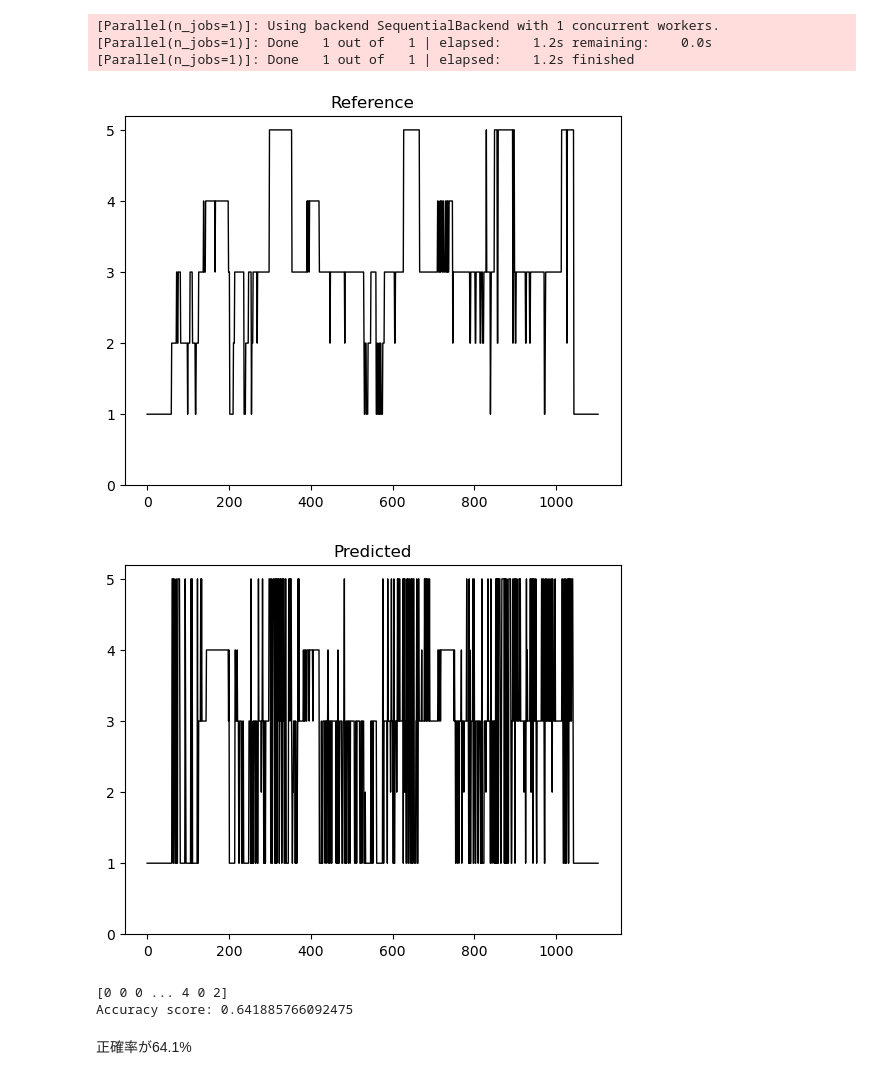
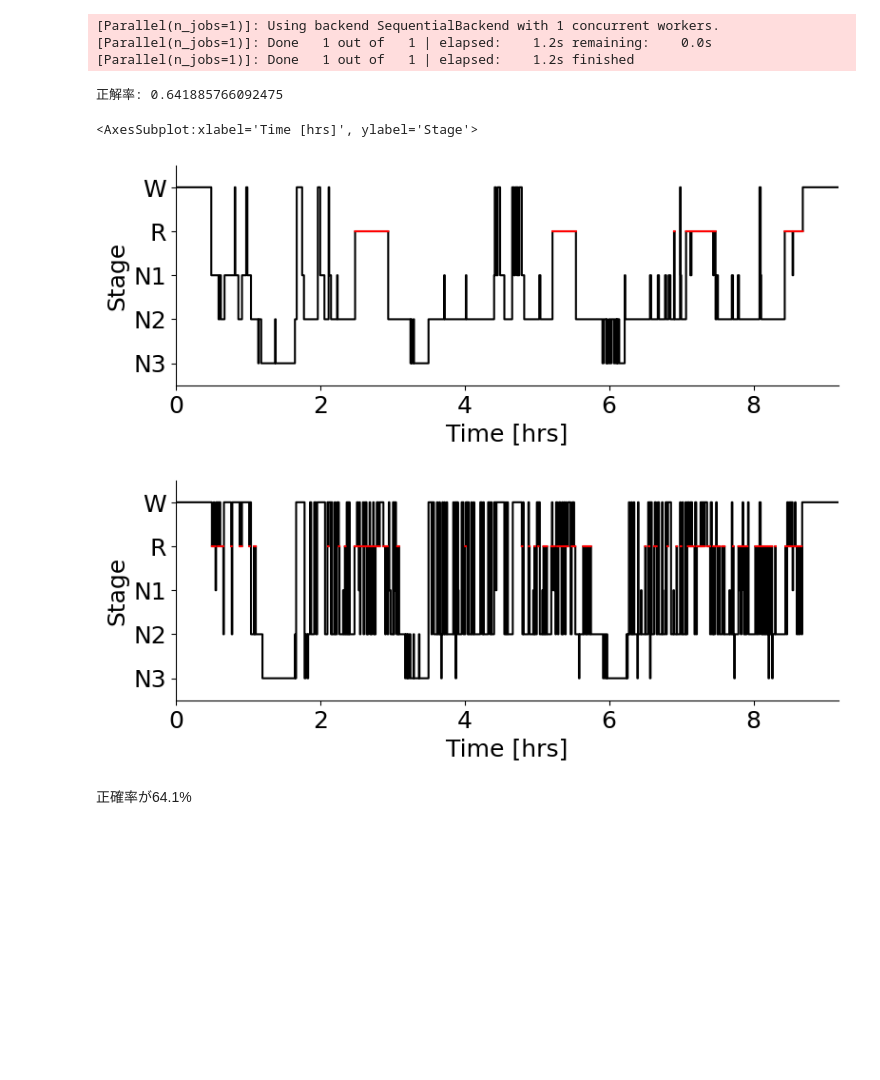
Before and after one commit to iatosh/Internship-SleepStage, a Jupyter notebook: yasa_f.ipynb, the cells around one changed output. Cells and saved outputs as stored; diff of their text form; code cells hidden in the pictures; blank space fills up the shorter version.

```diff
--- a/yasa_f.ipynb
+++ b/yasa_f.ipynb
@@ -197,10 +213,10 @@ y_train = epochs_train.events[:, 2]
 pipe.fit(epochs_train, y_train)
 
 # Test
-y_pred = pipe.predict(epochs_test)
+y_pred = pipe.predict(epochs_test) - 1
 
 # Assess the results
-y_test = epochs_test.events[:, 2]
+y_test = epochs_test.events[:, 2] - 1
 # %% [output]
 Loading data for 841 events and 3000 original time points ...
 0 bad epochs dropped
@@ -215,27 +231,22 @@ Effective window size : 2.560 (s)
 [Parallel(n_jobs=1)]: Done   1 out of   1 | elapsed:    1.2s remaining:    0.0s
 [Parallel(n_jobs=1)]: Done   1 out of   1 | elapsed:    1.2s finished
 # %%
-for object in [(y_test, "Reference"), (y_pred, "Predicted")]:
-    x = np.array(range(0, len(object[0])))
-    y = np.array(object[0])
-    plt.title(object[1])
-    plt.plot(x, y, color = "black", lw = 1)
-    plt.yticks(range(0, 6))
-    plt.show()
-
 acc = accuracy_score(y_test, y_pred)
 
 sls = yasa.SleepStaging(raw_test, eeg_name="EEG Fpz-Cz")
 hypno_pred = sls.predict()
 hypno_pred = yasa.hypno_str_to_int(hypno_pred)
-print(hypno_pred)
 
-print("Accuracy score: {}".format(acc))
+print("正解率: {}".format(acc))
 # %% [output]
-[figure, removed]
-[figure, removed]
-[0 0 0 ... 4 0 2]
-Accuracy score: 0.641885766092475
+正解率: 0.641885766092475
+# %%
+yasa.plot_hypnogram(y_test)
+yasa.plot_hypnogram(y_pred)
+# %% [output]
+<AxesSubplot:xlabel='Time [hrs]', ylabel='Stage'>
+[figure, added]
+[figure, added]
 # %% [markdown]
 正確率が64.1%
 # %%
```
Also changed, not shown: parts of 4 cells of this notebook, 9 other files.
